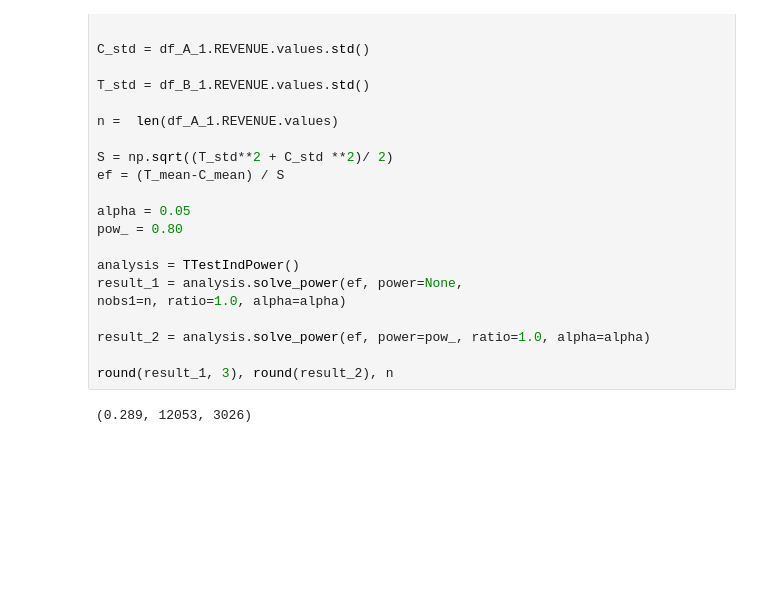
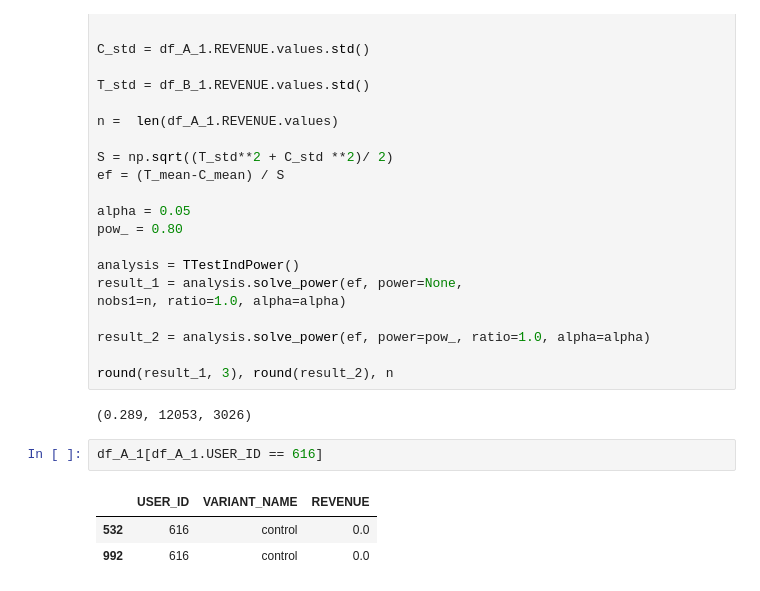
Before and after one commit to ElenaAgapitova/AB_split_testing, a Jupyter notebook: ПрЗд_8.ipynb, the cells around one changed output. Saved outputs shown, nothing was run; the diff lists cells and outputs as text; blank space fills up the shorter version.

```diff
--- a/ПрЗд_8.ipynb
+++ b/ПрЗд_8.ipynb
@@ -380,3 +380,9 @@ result_2 = analysis.solve_power(ef, power=pow_, ratio=1.0, alpha=alpha)
 round(result_1, 3), round(result_2), n
 # %% [output]
 (0.289, 12053, 3026)
+# %%
+df_A_1[df_A_1.USER_ID == 616]
+# %% [output]
+|  | USER_ID | VARIANT_NAME | REVENUE |
+| 532 | 616 | control | 0.0 |
+| 992 | 616 | control | 0.0 |
```
Also changed, not shown: parts of 2 cells of this notebook, 9 other files.
